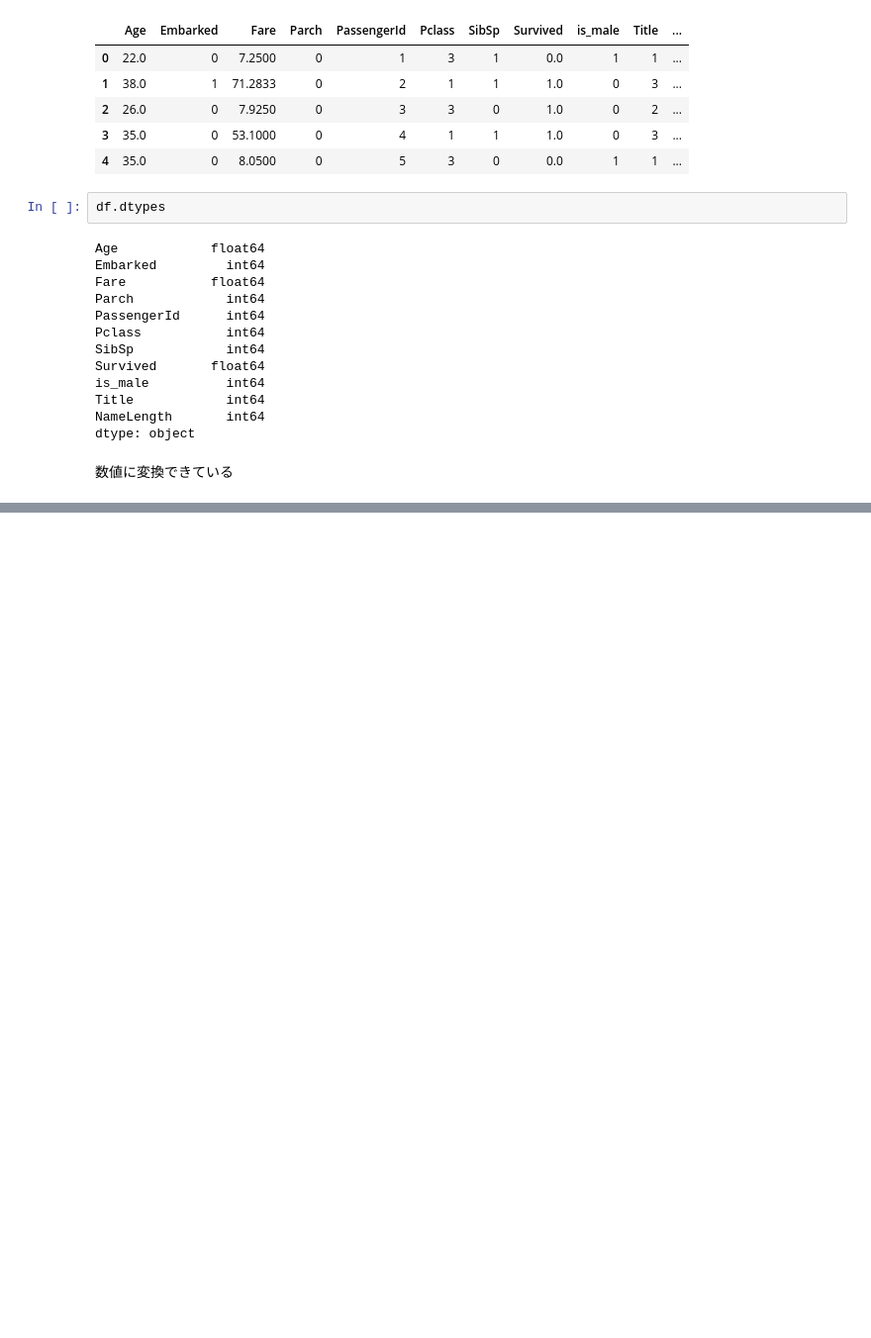
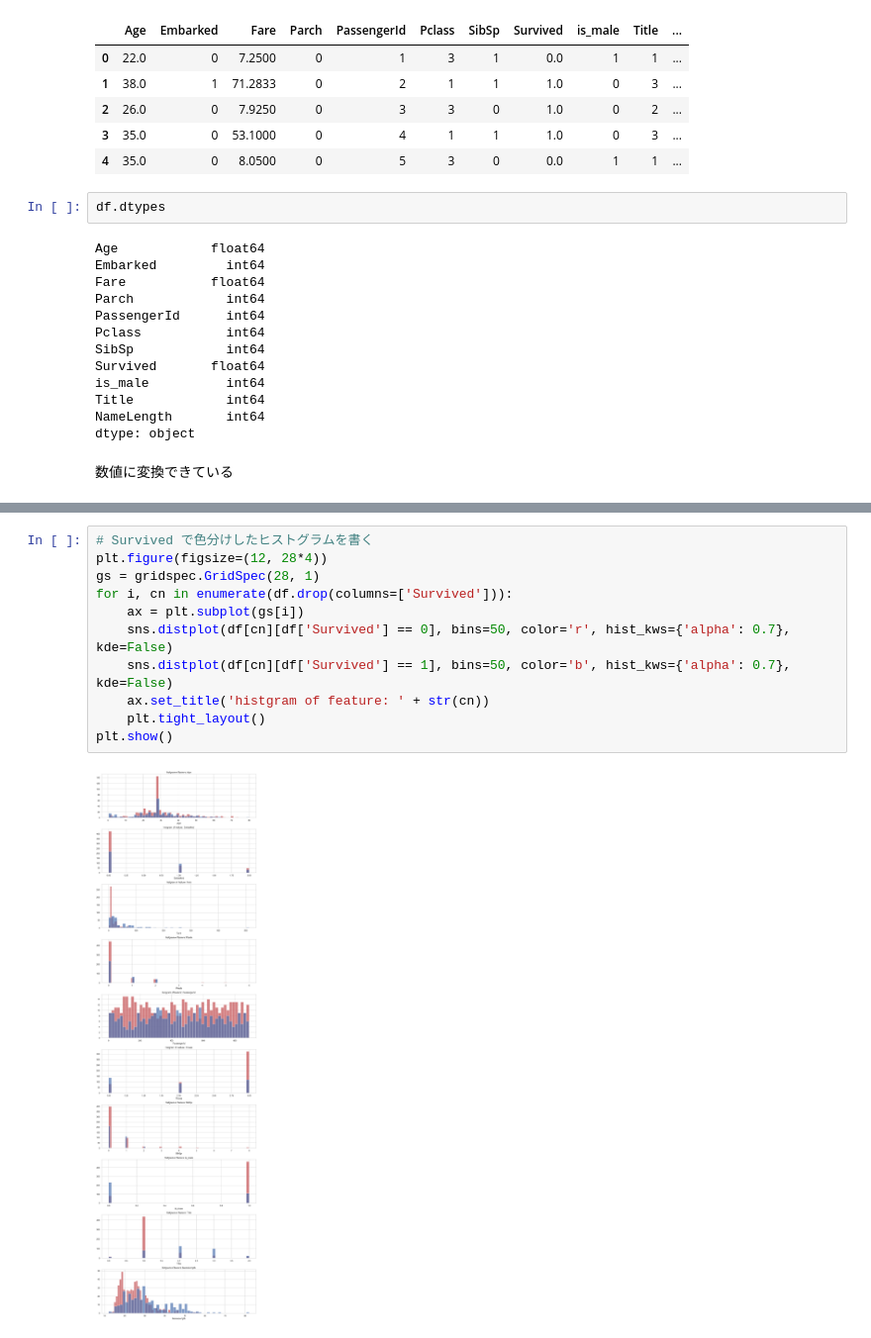
Before and after one commit to rainline00/titanic, a Jupyter notebook: Titanic.ipynb, the cells around one changed output, grey strips where cells are left out. Shown: that part at 99% size. Drawn from its saved outputs; the diff is of its cells as text; blank space fills up the shorter version.

```diff
--- a/Titanic.ipynb
+++ b/Titanic.ipynb
@@ -213,0 +238,13 @@ dtype: object
+# %%
+# Survived で色分けしたヒストグラムを書く
+plt.figure(figsize=(12, 28*4))
+gs = gridspec.GridSpec(28, 1)
+for i, cn in enumerate(df.drop(columns=['Survived'])):
+    ax = plt.subplot(gs[i])
+    sns.distplot(df[cn][df['Survived'] == 0], bins=50, color='r', hist_kws={'alpha': 0.7}, kde=False)
+    sns.distplot(df[cn][df['Survived'] == 1], bins=50, color='b', hist_kws={'alpha': 0.7}, kde=False)
+    ax.set_title('histgram of feature: ' + str(cn))
+    plt.tight_layout()
+plt.show()
+# %% [output]
+[figure, added]
```
Also changed, not shown: parts of 38 cells of this notebook, 1 other file.
